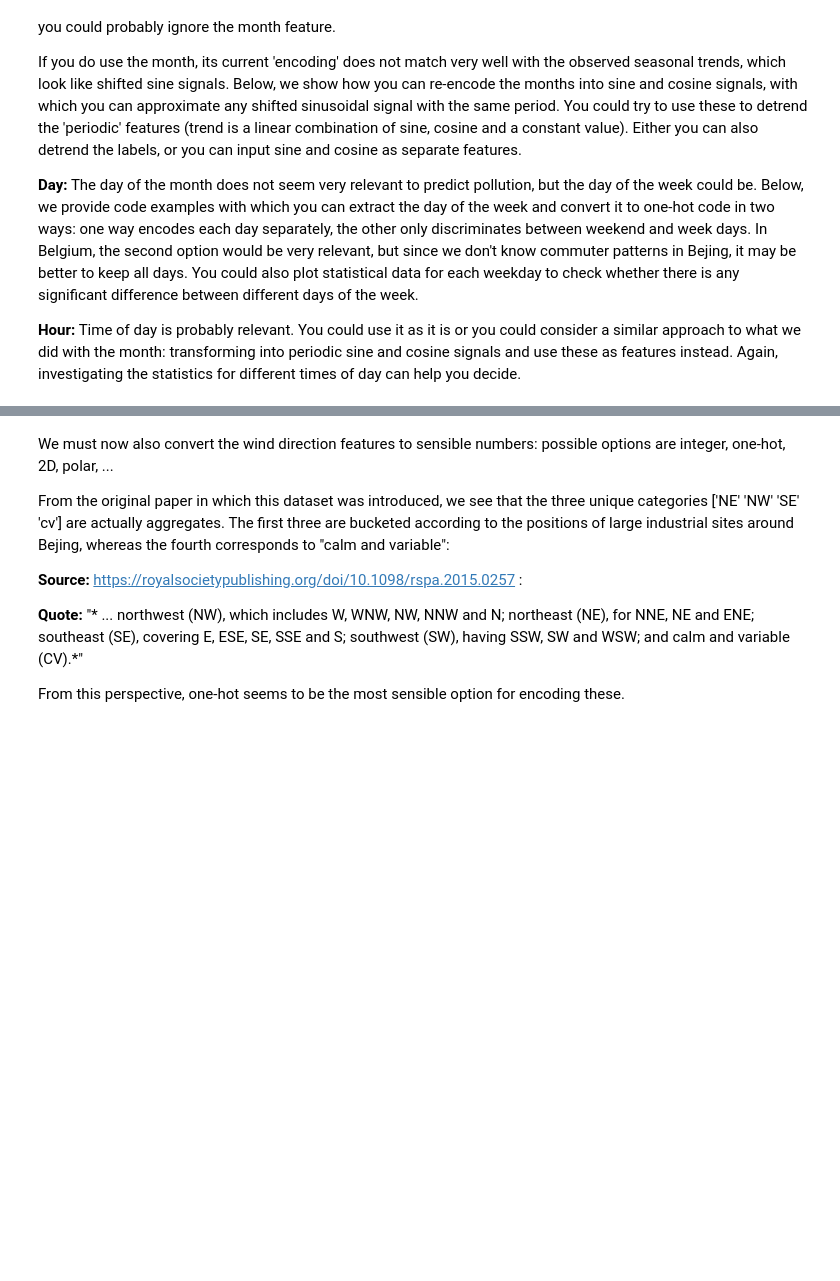
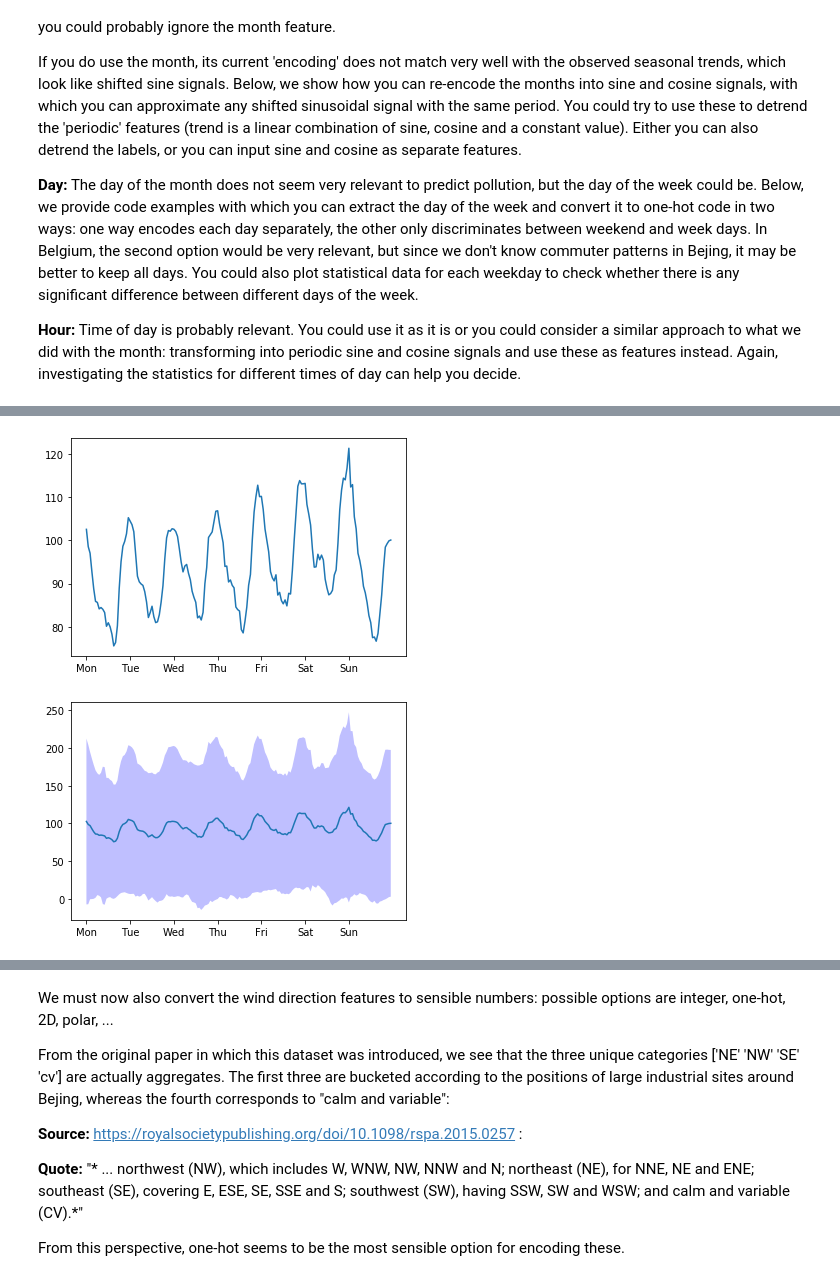
Before and after one commit to gartangh/Deep-Learning-Labs, a Jupyter notebook: Lab 4/Third_graded_assignment_data_preprocessing.ipynb, the cells around one changed output, grey strips where cells are left out. Cells and saved outputs as stored; diff of their text form; code cells hidden in the pictures; blank space fills up the shorter version.

```diff
--- a/Lab 4/Third_graded_assignment_data_preprocessing.ipynb
+++ b/Lab 4/Third_graded_assignment_data_preprocessing.ipynb
@@ -194,0 +237,22 @@ plt.show()
+# %%
+# statistical data for hour of the week
+hour_of_week = (day_of_week - 1)*24 + values[:,3]
+avgs = np.zeros((168))
+stds = np.zeros((168))
+for i in range(168):
+  pollution_by_hour_of_week = np.array(values[hour_of_week==i,4], dtype=float)
+  avgs[i-1] = np.average(pollution_by_hour_of_week)
+  stds[i-1] = np.std(pollution_by_hour_of_week)
+
+plt.plot(avgs)
+plt.xticks(np.arange(168, step=24), ('Mon', 'Tue', 'Wed', 'Thu', 'Fri', 'Sat', 'Sun'))
+plt.show()
+
+t = np.arange(168)
+plt.plot(avgs)
+plt.fill_between(t, avgs+stds, avgs-stds, facecolor='blue', alpha=0.25)
+plt.xticks(np.arange(168, step=24), ('Mon', 'Tue', 'Wed', 'Thu', 'Fri', 'Sat', 'Sun'))
+plt.show()
+# %% [output]
+[figure, added]
+[figure, added]
```
Also changed, not shown: parts of 12 cells of this notebook, 8 other files.
